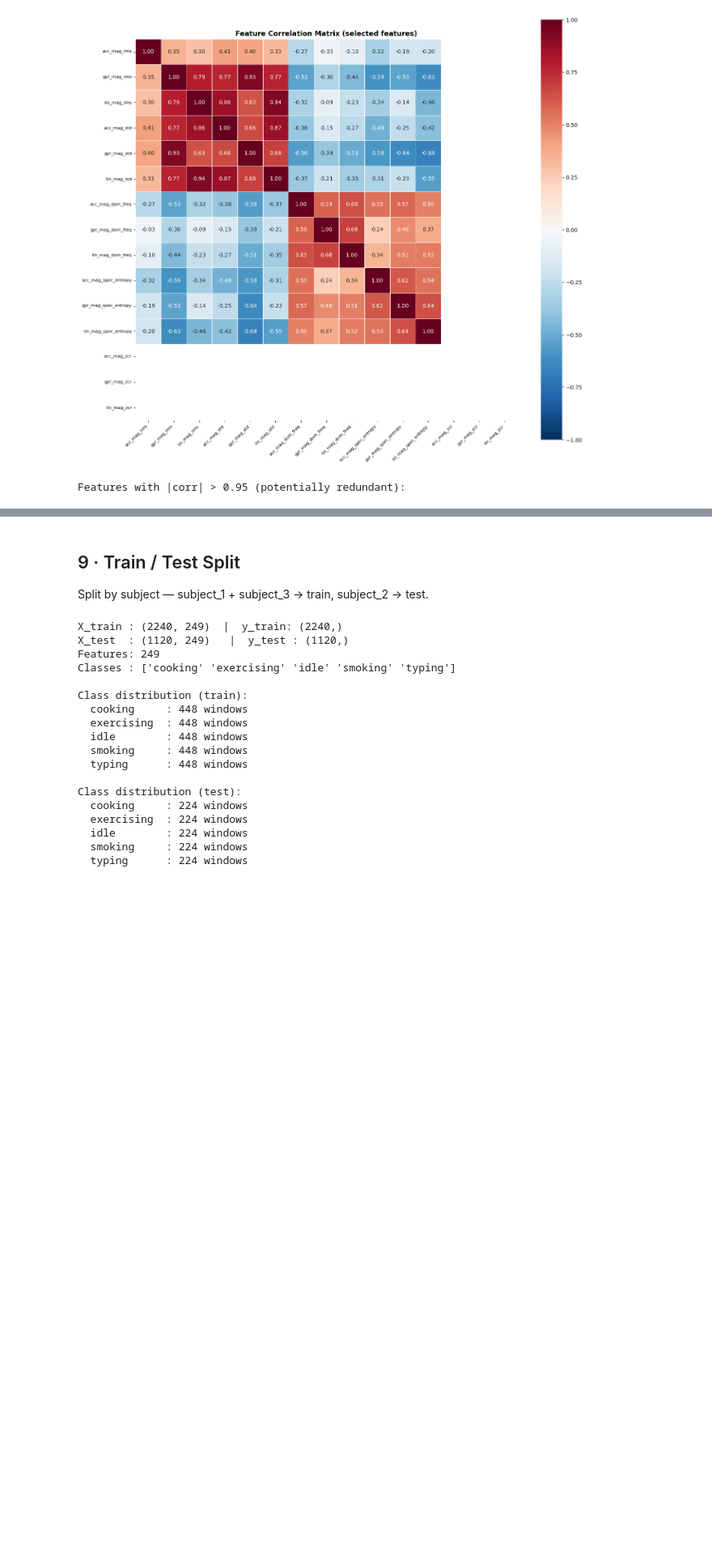
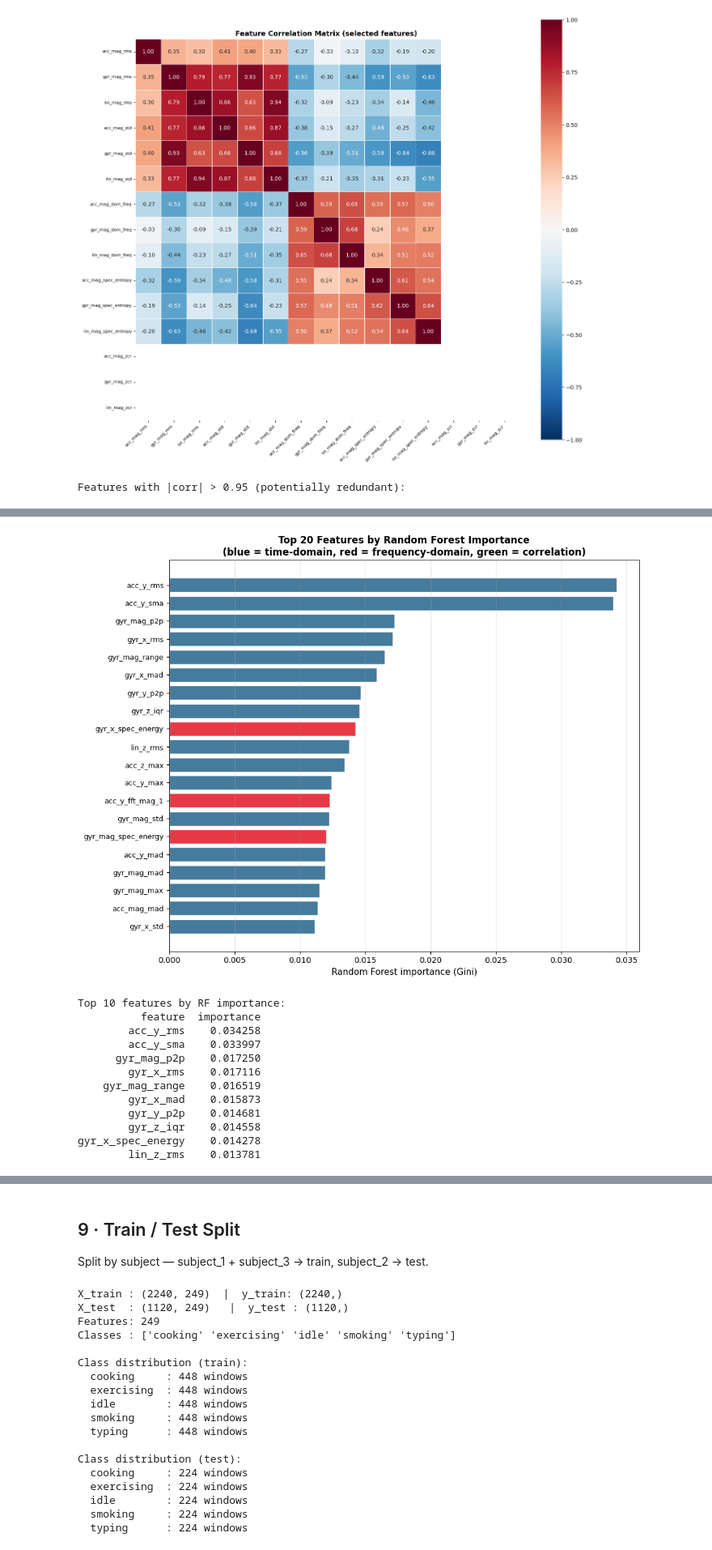
Before and after one commit to aniket1901/ML4QS_Activity_Recognition, a Jupyter notebook: notebooks/feature_engineering.ipynb, the cells around one changed output, grey strips where cells are left out. Shown at 81% size. Cells and saved outputs as stored; diff of their text form; code cells hidden in the pictures; blank space fills up the shorter version.

```diff
--- a/notebooks/feature_engineering.ipynb
+++ b/notebooks/feature_engineering.ipynb
@@ -540,0 +585,59 @@ Features with |corr| > 0.95 (potentially redundant):
+# %%
+# ── (a) Rank features by Random Forest importance ───────────────────────────
+# Person-independent split for an honest importance estimate
+_tr = feature_df[feature_df["subject"].isin(["subject_1","subject_3"])]
+_te = feature_df[feature_df["subject"] == "subject_2"]
+
+_le = LabelEncoder().fit(ACTIVITIES)
+y_tr = _le.transform(_tr["label"].values)
+y_te = _le.transform(_te["label"].values)
+
+_sc = StandardScaler().fit(_tr[all_feat_cols].values)
+Xtr_all = _sc.transform(_tr[all_feat_cols].values)
+Xte_all = _sc.transform(_te[all_feat_cols].values)
+
+rf_imp = RandomForestClassifier(n_estimators=300, random_state=42, n_jobs=-1)
+rf_imp.fit(Xtr_all, y_tr)
+
+imp_df = (pd.DataFrame({"feature": all_feat_cols,
+                        "importance": rf_imp.feature_importances_})
+            .sort_values("importance", ascending=False)
+            .reset_index(drop=True))
+
+top20 = imp_df.head(20)
+
+def _grp(f):
+    if "_corr_" in f: return "#6a994e"           # correlation = green
+    if any(f.endswith(s) for s in FREQ_SUFFIXES): return "#e63946"  # freq = red
+    return "#457b9d"                              # time = blue
+
+fig, ax = plt.subplots(figsize=(10, 8))
+colors = [_grp(f) for f in top20["feature"]]
+ax.barh(top20["feature"][::-1], top20["importance"][::-1],
+        color=colors[::-1], edgecolor="white")
+ax.set_xlabel("Random Forest importance (Gini)", fontsize=11)
+ax.set_title("Top 20 Features by Random Forest Importance\n"
+             "(blue = time-domain, red = frequency-domain, green = correlation)",
+             fontweight="bold", fontsize=12)
+ax.grid(axis="x", alpha=0.3)
+ax.tick_params(axis="y", labelsize=9)
+plt.tight_layout()
+plt.savefig("outputs/eda/rf_feature_importance.png", dpi=150, bbox_inches="tight")
+plt.show()
+
+print("Top 10 features by RF importance:")
+print(top20.head(10).to_string(index=False))
+# %% [output]
+[figure, added]
+Top 10 features by RF importance:
+          feature  importance
+        acc_y_rms    0.034258
+        acc_y_sma    0.033997
+      gyr_mag_p2p    0.017250
+        gyr_x_rms    0.017116
+    gyr_mag_range    0.016519
+        gyr_x_mad    0.015873
+        gyr_y_p2p    0.014681
+        gyr_z_iqr    0.014558
+gyr_x_spec_energy    0.014278
+        lin_z_rms    0.013781
```
Also changed, not shown: parts of 6 cells of this notebook, 18 other files.
